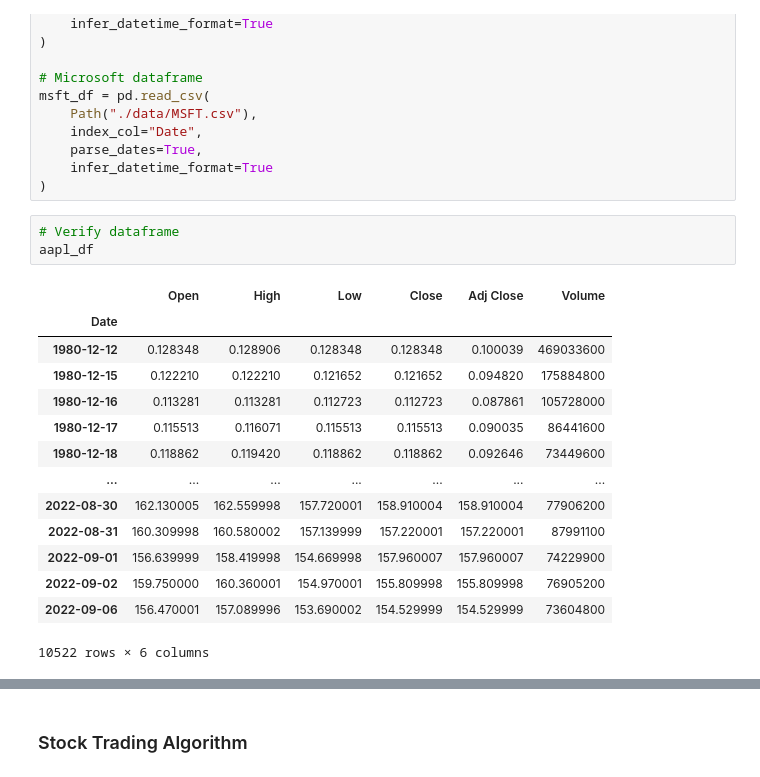
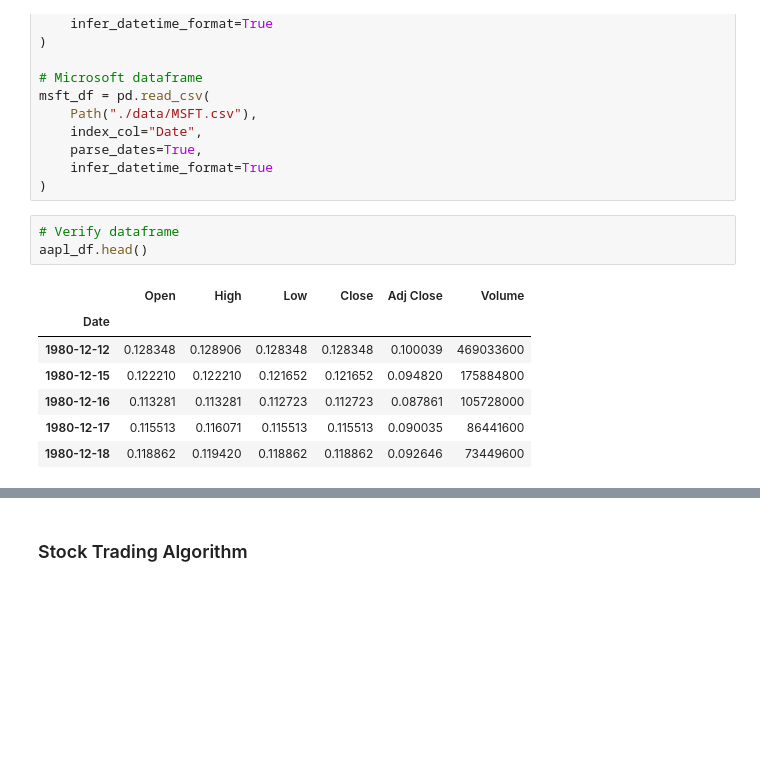
Before and after one commit to MajidKouki/beating-the-market-with-ai, a Jupyter notebook: beating-the-market.ipynb, the cells around one changed output, grey strips where cells are left out. Cells and saved outputs as stored; diff of their text form; blank space fills up the shorter version.

```diff
--- a/beating-the-market.ipynb
+++ b/beating-the-market.ipynb
@@ -65,21 +65,14 @@ msft_df = pd.read_csv(
 )
 # %%
 # Verify dataframe
-aapl_df
+aapl_df.head()
 # %% [output]
 |  | Open | High | Low | Close | Adj Close | Volume |
 | Date |  |  |  |  |  |  |
 | 1980-12-12 | 0.128348 | 0.128906 | 0.128348 | 0.128348 | 0.100039 | 469033600 |
 | 1980-12-15 | 0.122210 | 0.122210 | 0.121652 | 0.121652 | 0.094820 | 175884800 |
 | 1980-12-16 | 0.113281 | 0.113281 | 0.112723 | 0.112723 | 0.087861 | 105728000 |
 | 1980-12-17 | 0.115513 | 0.116071 | 0.115513 | 0.115513 | 0.090035 | 86441600 |
 | 1980-12-18 | 0.118862 | 0.119420 | 0.118862 | 0.118862 | 0.092646 | 73449600 |
-| ... | ... | ... | ... | ... | ... | ... |
-| 2022-08-30 | 162.130005 | 162.559998 | 157.720001 | 158.910004 | 158.910004 | 77906200 |
-| 2022-08-31 | 160.309998 | 160.580002 | 157.139999 | 157.220001 | 157.220001 | 87991100 |
-| 2022-09-01 | 156.639999 | 158.419998 | 154.669998 | 157.960007 | 157.960007 | 74229900 |
-| 2022-09-02 | 159.750000 | 160.360001 | 154.970001 | 155.809998 | 155.809998 | 76905200 |
-| 2022-09-06 | 156.470001 | 157.089996 | 153.690002 | 154.529999 | 154.529999 | 73604800 |
-10522 rows × 6 columns
 # %%
 # Verify dataframe
```
Also changed, not shown: parts of 3 cells of this notebook.
